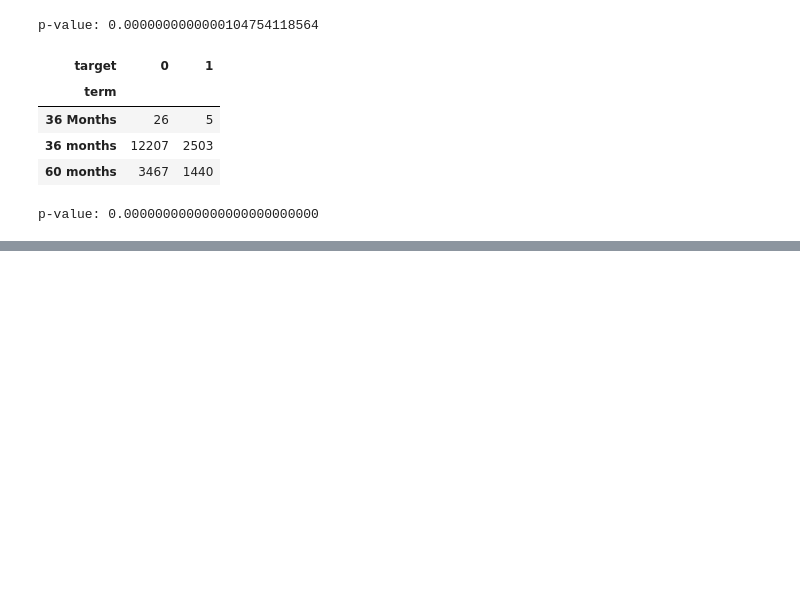
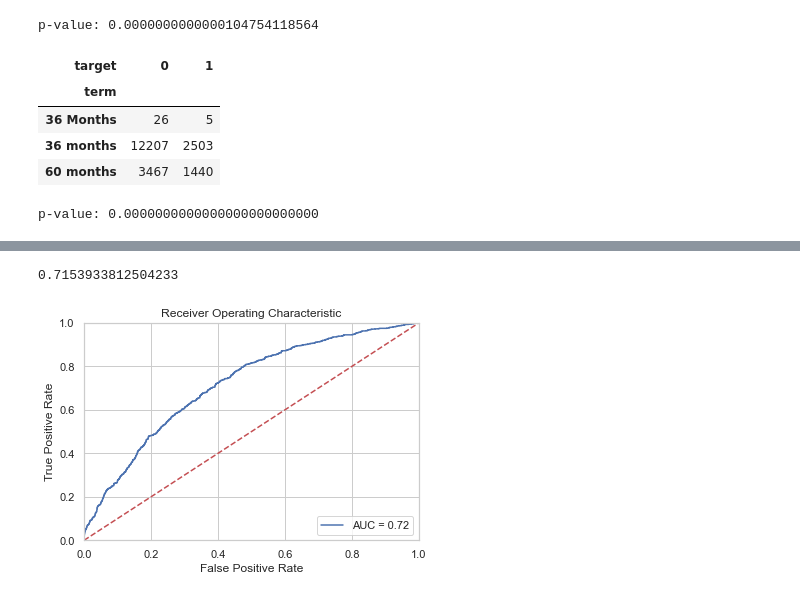
Before and after one commit to LiamO93/Data_Projects, a Jupyter notebook: Loan Default Project.ipynb, the cells around one changed output, grey strips where cells are left out. Drawn from its saved outputs; the diff is of its cells as text; code cells hidden in the pictures; blank space fills up the shorter version.

```diff
--- a/Loan Default Project.ipynb
+++ b/Loan Default Project.ipynb
@@ -603,0 +617,33 @@ NameError: name 'data_2' is not defined
+# %%
+# Making a copy of the dataset
+df_nn = data_2.copy()
+
+# Dividing the dataset in train (80%) and test (20%)
+train_set_nn, test_set_nn = train_test_split(df_nn, test_size = 0.2, random_state = seed)
+X_train_nn = train_set_nn.drop(['bad_loan'], axis = 1)
+y_train_nn = train_set_nn['bad_loan']
+X_test_nn = test_set_nn.drop(['bad_loan'], axis = 1)
+y_test_nn = test_set_nn['bad_loan']
+
+# Normalization of the train and test data
+scaler_nn = MinMaxScaler()
+features_names = X_train_nn.columns
+X_train_nn = scaler_nn.fit_transform(X_train_nn)
+X_train_nn = pd.DataFrame(X_train_nn, columns = features_names)
+X_test_nn = scaler_nn.transform(X_test_nn)
+X_test_nn = pd.DataFrame(X_test_nn, columns = features_names)
+# %%
+%%time
+mlp_nn = MLPClassifier(solver = 'adam', random_state = seed, max_iter = 1000 )
+
+parameters = {'hidden_layer_sizes': [(20,), (20,10), (20, 10, 2)], 'learning_rate_init':[0.0001, 0.001, 0.01, 0.1]}
+
+clf_nn = GridSearchCV(mlp_nn, parameters, cv = 5).fit(X_train_nn, y_train_nn)
+
+
+y_preds_nn = clf_nn.predict_proba(X_test_nn)[:,1]
+
+auc_roc_plot(y_test_nn, y_preds_nn)
+# %% [output]
+0.7153933812504233
+[figure, added]
```
Also changed, not shown: parts of 24 cells of this notebook.
